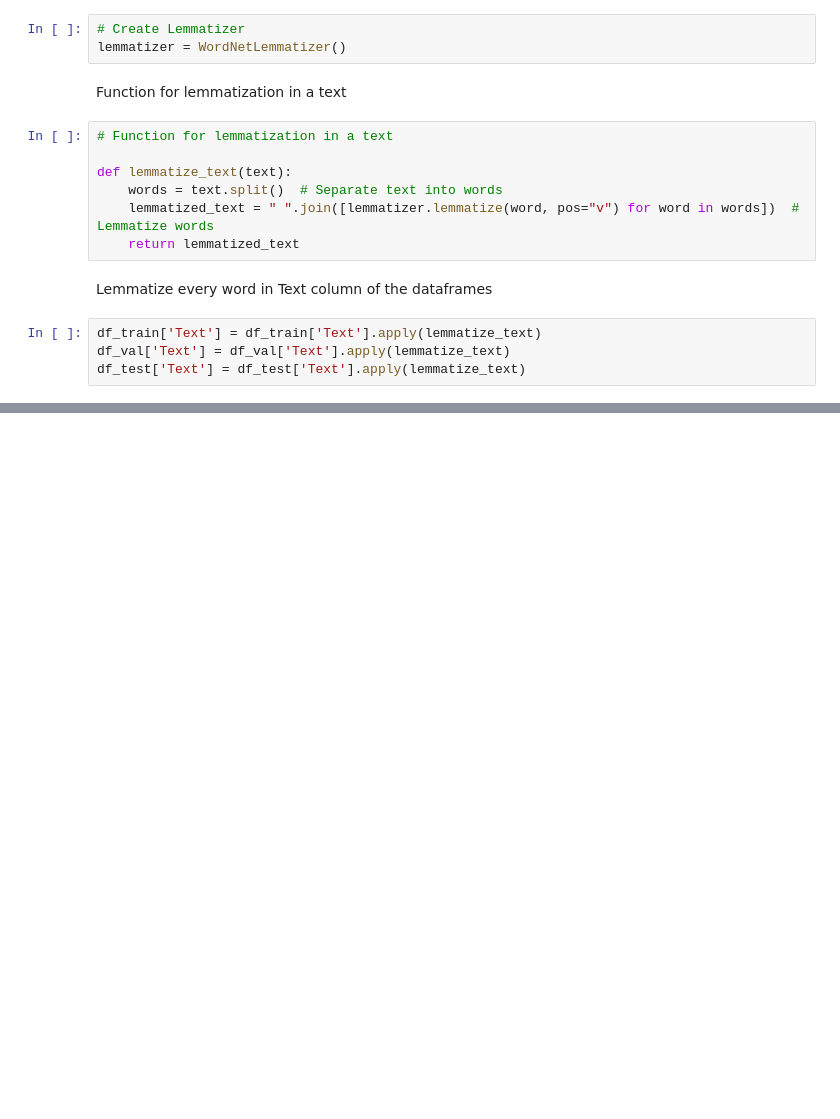
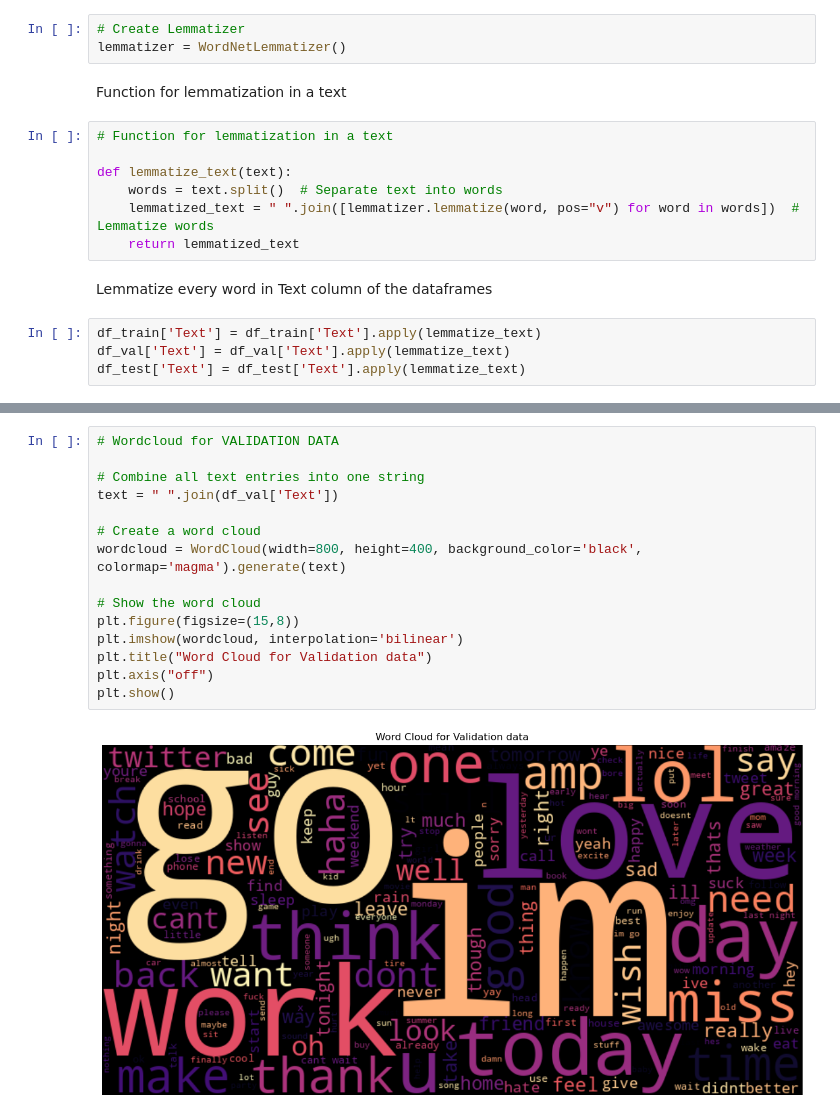
Before and after one commit to ChristinaDiam/Deep_Learning_for_NLP, a Jupyter notebook: Project_1.ipynb, the cells around one changed output, grey strips where cells are left out. Drawn from its saved outputs; the diff is of its cells as text; blank space fills up the shorter version.

```diff
--- a/Project_1.ipynb
+++ b/Project_1.ipynb
@@ -163,0 +189,17 @@ df_test['Text'] = df_test['Text'].apply(lemmatize_text)
+# %%
+# Wordcloud for VALIDATION DATA
+
+# Combine all text entries into one string
+text = " ".join(df_val['Text'])
+
+# Create a word cloud
+wordcloud = WordCloud(width=800, height=400, background_color='black', colormap='magma').generate(text)
+
+# Show the word cloud
+plt.figure(figsize=(15,8))
+plt.imshow(wordcloud, interpolation='bilinear')
+plt.title("Word Cloud for Validation data")
+plt.axis("off")
+plt.show()
+# %% [output]
+[figure, added]
```
Also changed, not shown: parts of 4 cells of this notebook.
